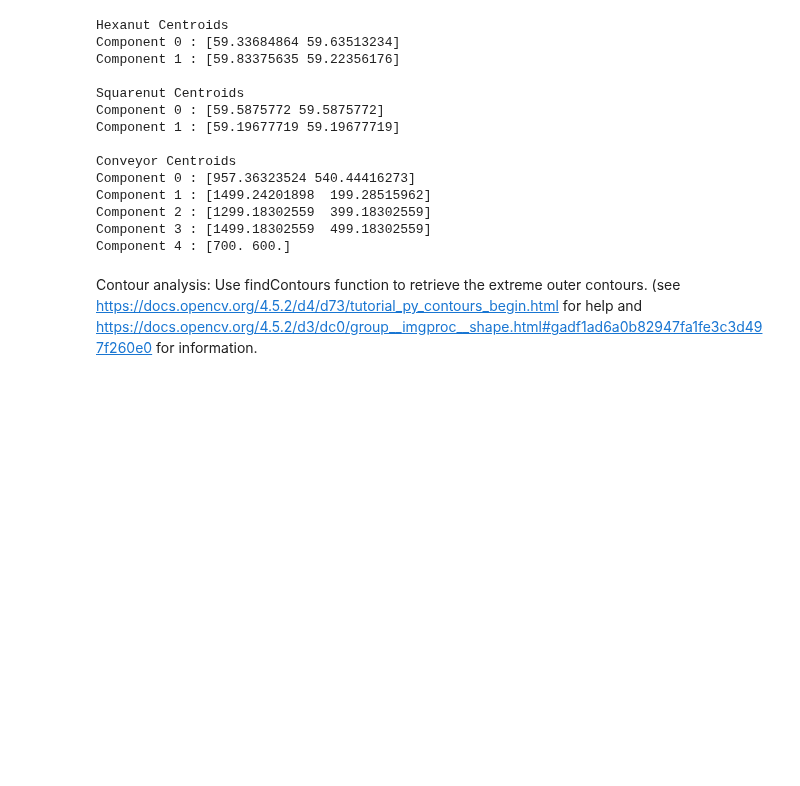
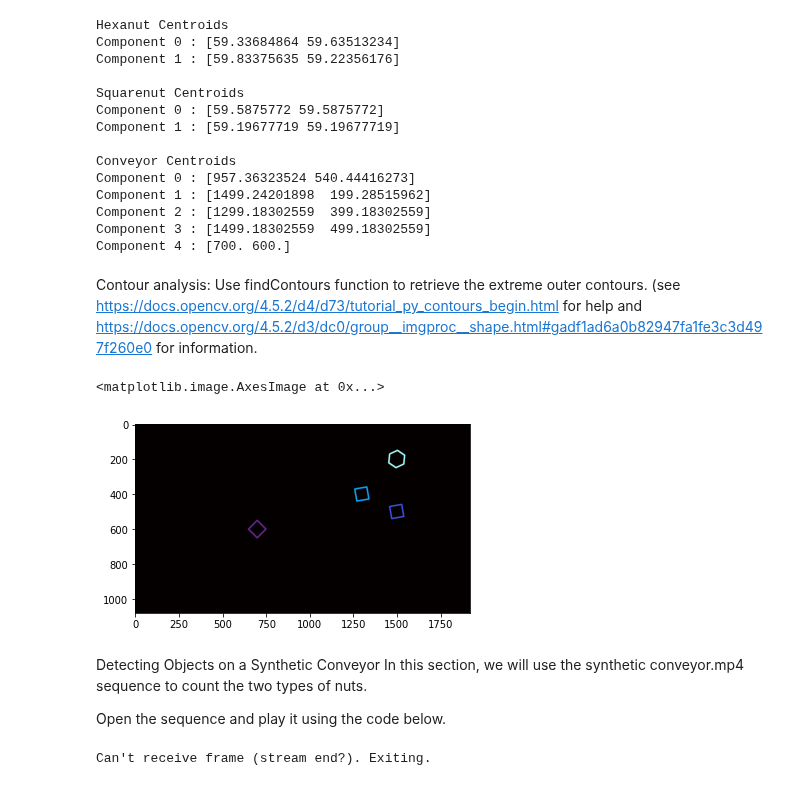
Before and after one commit to KCSAbeywickrama/EN2550-Excercises, a Jupyter notebook: Assignment_03/190018V_a03.ipynb, the cells around one changed output. Drawn from its saved outputs; the diff is of its cells as text; code cells hidden in the pictures; blank space fills up the shorter version.

Commit message:
contoure analisis done

```diff
--- a/Assignment_03/190018V_a03.ipynb
+++ b/Assignment_03/190018V_a03.ipynb
@@ -241,3 +251,46 @@ Component 3 : [1499.18302559  499.18302559]
 Component 4 : [700. 600.]
 # %% [markdown]
 Contour analysis: Use findContours function to retrieve the extreme outer contours. (see https://docs.opencv.org/4.5.2/d4/d73/tutorial_py_contours_begin.html for help and https://docs.opencv.org/4.5.2/d3/dc0/group__imgproc__shape.html#gadf1ad6a0b82947fa1fe3c3d497f260e0 for information.
+# %%
+contours, hierarchy = cv.findContours(convyr, cv.RETR_EXTERNAL, cv.CHAIN_APPROX_SIMPLE)
+cont_draw=np.zeros(convyr.shape,dtype=int)
+
+for i in range(len(contours)):
+    color = (np.random.randint(0,256), np.random.randint(0,256),np.random.randint(0,256))
+    cont_draw=cv.drawContours(cont_draw,contours,i,i+2,8)
+
+cont_draw=np.uint8(cv.normalize(cont_draw,None,0,255,cv.NORM_MINMAX))
+cont_draw=cv.applyColorMap(cont_draw,cv.COLORMAP_INFERNO)
+
+plt.imshow(cont_draw)
+# %% [output]
+<matplotlib.image.AxesImage at 0x...>
+[figure, added]
+# %% [markdown]
+Detecting Objects on a Synthetic Conveyor
+In this section, we will use the synthetic conveyor.mp4 sequence to count the two types of nuts.
+
+Open the sequence and play it using the code below.
+# %%
+cv.namedWindow('Conveyor',cv.WINDOW_NORMAL)
+cap = cv.VideoCapture('conveyor.mp4')
+f = 0
+frame = []
+while cap.isOpened():
+    ret, frame = cap.read()
+    if not ret:
+        print("Can't receive frame (stream end?). Exiting.")
+        break
+
+    f += 1
+    text = 'Frame:' + str(f)
+    cv.putText(frame,text , (100, 100), cv.FONT_HERSHEY_COMPLEX, 1, (0,250,0), 1, cv.LINE_AA)
+    cv.imshow('Conveyor', frame)
+
+    if cv.waitKey(1) == ord('q'):
+        break
+
+cap.release()
+cv.destroyAllWindows()
+# %% [output]
+Can't receive frame (stream end?). Exiting.
```
Also changed, not shown: parts of 2 cells of this notebook.
